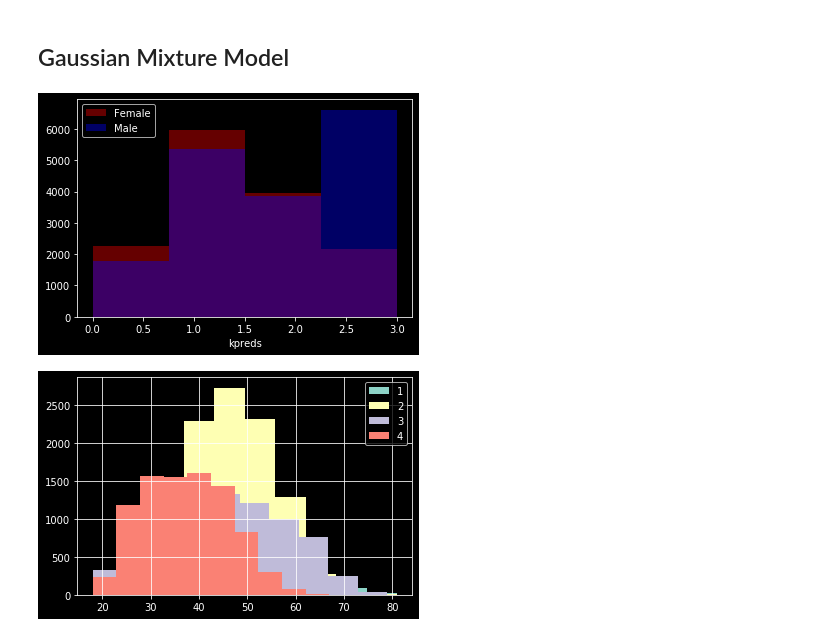
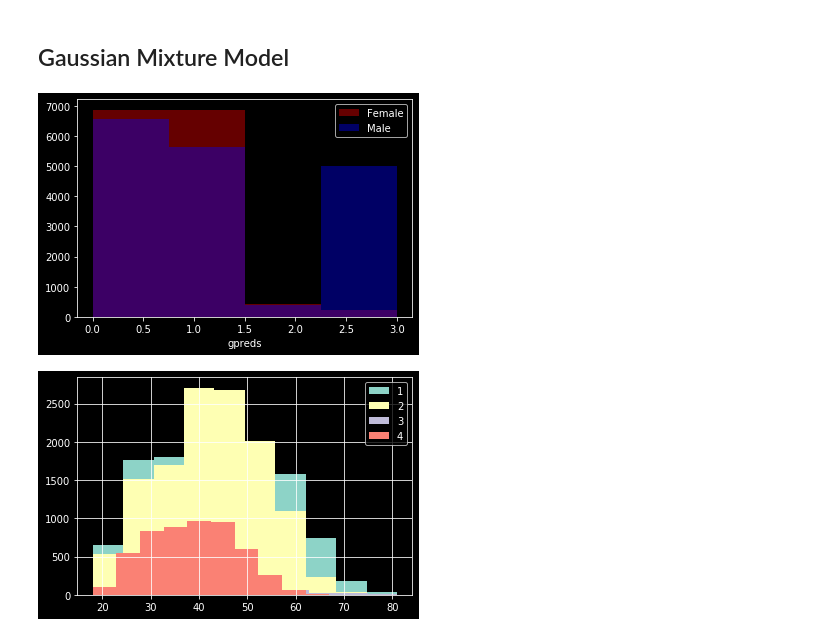
Before and after one commit to llimllib/bostonmarathon, a Jupyter notebook: Unsupervised Learning.ipynb, the cells around one changed output. Saved outputs shown, nothing was run; the diff lists cells and outputs as text; code cells hidden in the pictures.

Commit message:
gaussian graph updates

```diff
--- a/Unsupervised Learning.ipynb
+++ b/Unsupervised Learning.ipynb
@@ -535,18 +535,18 @@ plt.show()
 # %%
 #bins = range(0, 100, 10)
 
-ax = sns.distplot(umarathon.kpreds[umarathon.gender=='F'],
+ax = sns.distplot(umarathon.gpreds[umarathon.gender=='F'],
               color='red', kde=False, bins=bins, label='Female')
-sns.distplot(umarathon.kpreds[umarathon.gender=='M'],
+sns.distplot(umarathon.gpreds[umarathon.gender=='M'],
          ax=ax,  # Overplots on first plot
          color='blue', kde=False, bins=bins, label='Male')
 plt.legend()
 plt.show()
 # %% [output]
-[figure, old version]
+[figure, new version]
 # %%
-umarathon.groupby(by='kpreds').age.hist()
+umarathon.groupby(by='gpreds').age.hist()
 plt.legend(labels=['1','2','3','4'])
 plt.show()
 # %% [output]
-[figure, old version]
+[figure, new version]
```
